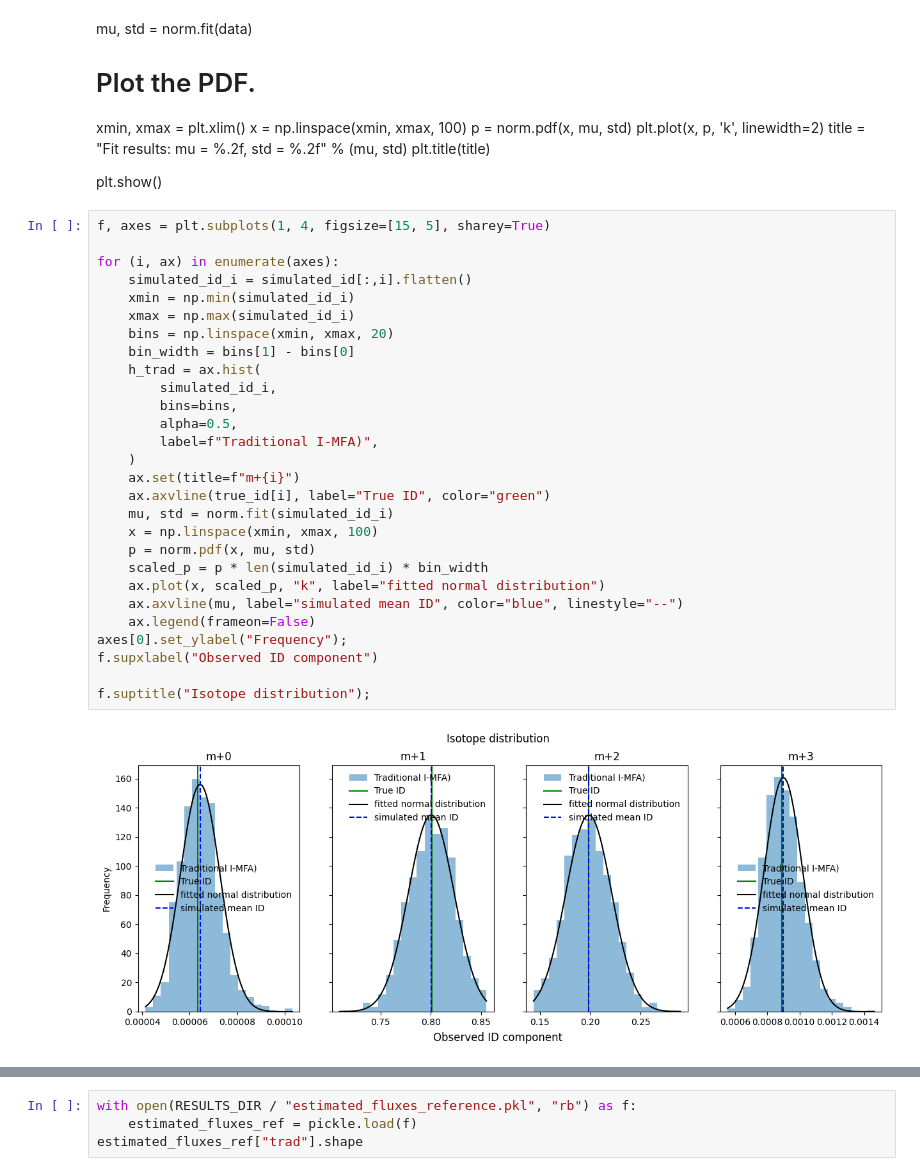
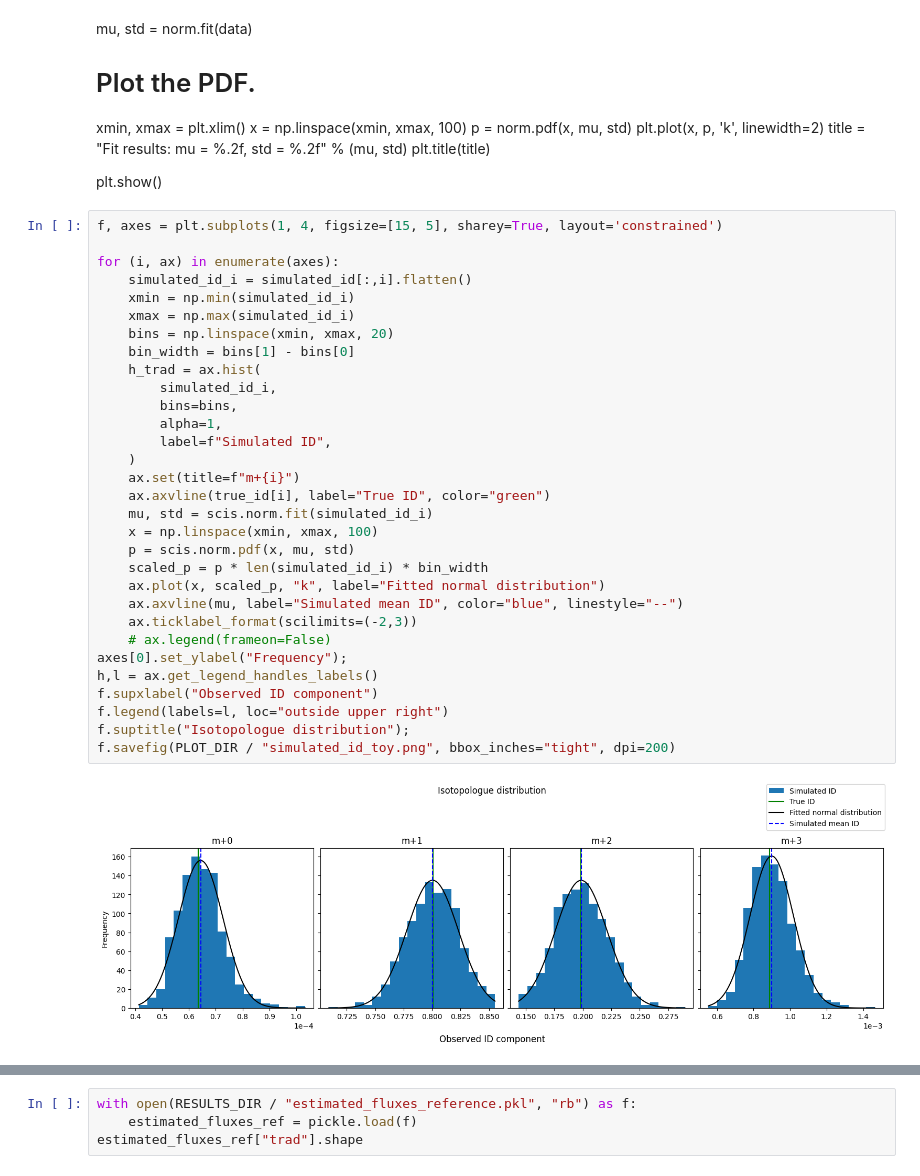
Before and after one commit to dtu-qmcm/cmfa, a Jupyter notebook: notebooks/toy_network.ipynb, the cells around one changed output, grey strips where cells are left out. Drawn from its saved outputs; the diff is of its cells as text.

Commit message:
changed some plots

```diff
--- a/notebooks/toy_network.ipynb
+++ b/notebooks/toy_network.ipynb
@@ -52,35 +52,38 @@ plt.title(title)
 
 plt.show()
 # %%
-f, axes = plt.subplots(1, 4, figsize=[15, 5], sharey=True)
+f, axes = plt.subplots(1, 4, figsize=[15, 5], sharey=True, layout='constrained')
 
 for (i, ax) in enumerate(axes):
     simulated_id_i = simulated_id[:,i].flatten()
     xmin = np.min(simulated_id_i)
     xmax = np.max(simulated_id_i)
     bins = np.linspace(xmin, xmax, 20)
     bin_width = bins[1] - bins[0]
     h_trad = ax.hist(
         simulated_id_i,
         bins=bins,
-        alpha=0.5,
-        label=f"Traditional I-MFA)",
+        alpha=1,
+        label=f"Simulated ID",
     )
     ax.set(title=f"m+{i}")
     ax.axvline(true_id[i], label="True ID", color="green")
-    mu, std = norm.fit(simulated_id_i)
+    mu, std = scis.norm.fit(simulated_id_i)
     x = np.linspace(xmin, xmax, 100)
-    p = norm.pdf(x, mu, std)
+    p = scis.norm.pdf(x, mu, std)
     scaled_p = p * len(simulated_id_i) * bin_width
-    ax.plot(x, scaled_p, "k", label="fitted normal distribution")
-    ax.axvline(mu, label="simulated mean ID", color="blue", linestyle="--")
-    ax.legend(frameon=False)
+    ax.plot(x, scaled_p, "k", label="Fitted normal distribution")
+    ax.axvline(mu, label="Simulated mean ID", color="blue", linestyle="--")
+    ax.ticklabel_format(scilimits=(-2,3))
+    # ax.legend(frameon=False)
 axes[0].set_ylabel("Frequency");
+h,l = ax.get_legend_handles_labels()
 f.supxlabel("Observed ID component")
-
-f.suptitle("Isotope distribution");
+f.legend(labels=l, loc="outside upper right")
+f.suptitle("Isotopologue distribution");
+f.savefig(PLOT_DIR / "simulated_id_toy.png", bbox_inches="tight", dpi=200)
 # %% [output]
-[figure, old version]
+[figure, new version]
 # %%
 ilr_id_msts_true = ordered_ilr_func(simulated_id)
 true_ilr_id = ordered_ilr_func(true_id)
```
Also changed, not shown: parts of 3 cells of this notebook, 2 other files.
